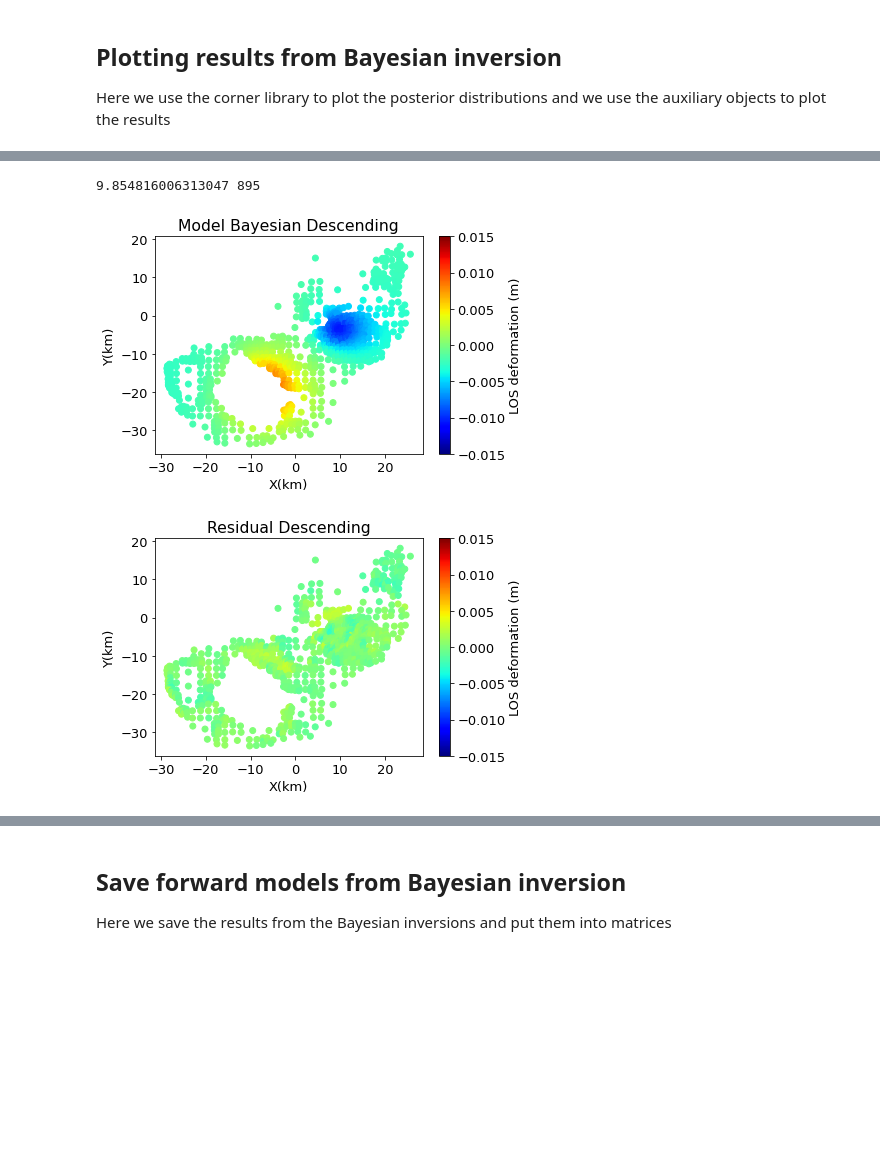
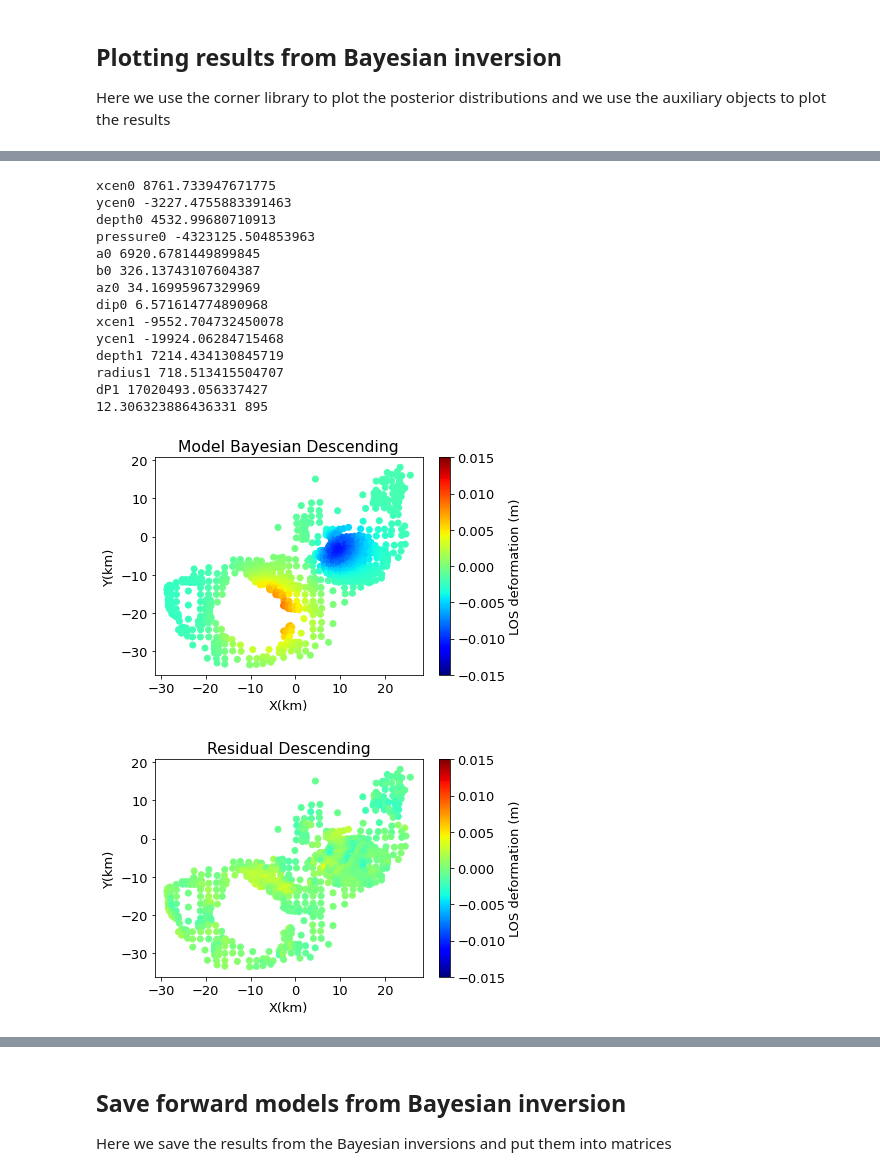
Before and after one commit to uafgeotools/vmod, a Jupyter notebook: example_unimak_joint.ipynb, the cells around one changed output, grey strips where cells are left out. Drawn from its saved outputs; the diff is of its cells as text; code cells hidden in the pictures; blank space fills up the shorter version.

```diff
--- a/example_unimak_joint.ipynb
+++ b/example_unimak_joint.ipynb
@@ -154,11 +154,12 @@ obs=Joint()
 #obs.add_dataset(obsin_asc,wt=wt_insar)
 #obs.add_dataset(obsg,wt=wt_gps)
 
-
+obsin_asc.add_err(obsin_asc.err*0+1)
+obsin_des.add_err(obsin_des.err*0+1)
 
 obs.add_dataset(obsin_des,wt=1.0)
 obs.add_dataset(obsin_asc,wt=1.0)
-obs.add_dataset(obsg,wt=(len(obsin_des.xs)+len(obsin_asc.xs))/(750*len(obsg.xs)))
+obs.add_dataset(obsg,wt=(len(obsin_des.xs)+len(obsin_asc.xs))/(10*len(obsg.xs)))
 # %% [markdown]
 # Model and Inverse objects
 
@@ -332,7 +350,7 @@ When we run the next cell the Bayesian inversion will start
 The traces from the Bayesian inversion are stored in a .pkl file
 # %%
 import pickle
-with open('unimak_joint.pkl','rb') as handle:
+with open('unimak_joint_emc_NOAM_dP2.pkl','rb') as handle:
     dic=pickle.load(handle)
 
 trace=[dic[key] for key in dic.keys()]
@@ -391,0 +433,5 @@ plt.savefig('histograms')
+# %%
+ansn=invb.nlsq()
+parnames,orders=invb.get_parnames_orders()
+for i,parname in enumerate(parnames):
+    print(parname,ansn.x[i])
@@ -392,34 +453,43 @@ plt.savefig('histograms')
 # %%
 xbest=np.median(data,axis=1)
-xbest[0:3]=xbest[0:3]*1e3
-xbest[3]=(xbest[3])*1e6
-xbest[4]=xbest[4]*1e3
-xbest[5]=(xbest[5])*1e3
-xbest[8:11]=xbest[8:11]*1e3
-xbest[11]=xbest[11]*1e3
-xbest[12]=xbest[12]*1e6
 
-los_des=invin_des.forward(xbest)
+los_des=invin_des.forward(ansn.x)
+
+for i,label in enumerate(labels):
+    print(label,xbest[i])
 
 plt.rcParams.update({'font.size': 13})
 
 plt.figure()
 plt.title('Model Bayesian Descending')
 plt.scatter(obsin_des.xs/1e3,obsin_des.ys/1e3,c=los_des,cmap='jet',vmin=-0.015,vmax=0.015)
 plt.xlabel('X(km)')
 plt.ylabel('Y(km)')
 plt.colorbar(label='LOS deformation (m)')
 
 plt.figure()
 plt.title('Residual Descending')
 plt.scatter(obsin_des.xs/1e3,obsin_des.ys/1e3,c=obsin_des.get_data()-los_des,cmap='jet',vmin=-0.015,vmax=0.015)
 plt.xlabel('X(km)')
 plt.ylabel('Y(km)')
 plt.colorbar(label='LOS deformation (m)')
 
 print(np.sum(((obsin_des.get_data()-los_des)*1e2)**2),len(los_des))
 # %% [output]
-9.854816006313047 895
+xcen0 8761.733947671775
+ycen0 -3227.4755883391463
+depth0 4532.99680710913
+pressure0 -4323125.504853963
+a0 6920.6781449899845
+b0 326.13743107604387
+az0 34.16995967329969
+dip0 6.571614774890968
+xcen1 -9552.704732450078
+ycen1 -19924.06284715468
+depth1 7214.434130845719
+radius1 718.513415504707
+dP1 17020493.056337427
+12.306323886436331 895
-[figure, old version]
+[figure, new version]
-[figure, old version]
+[figure, new version]
 # %%
```
Also changed, not shown: parts of 19 cells of this notebook.
